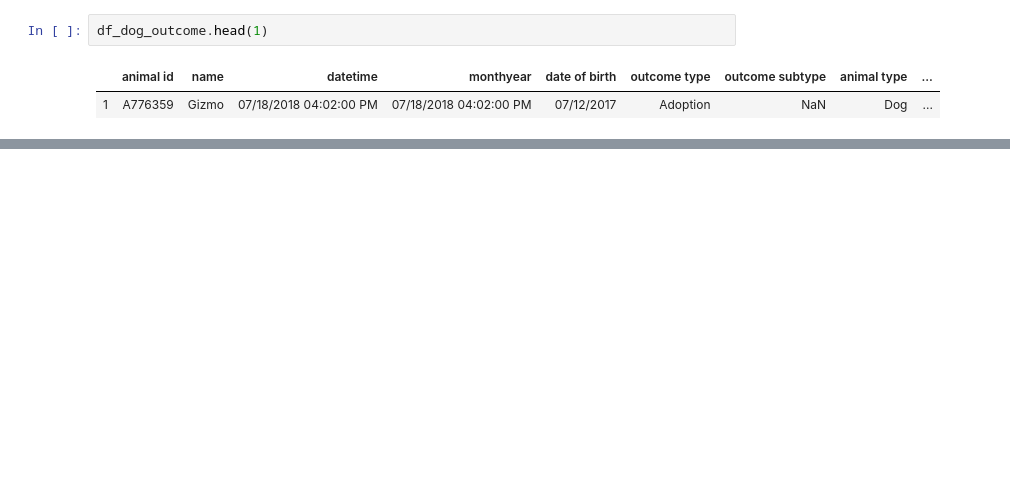
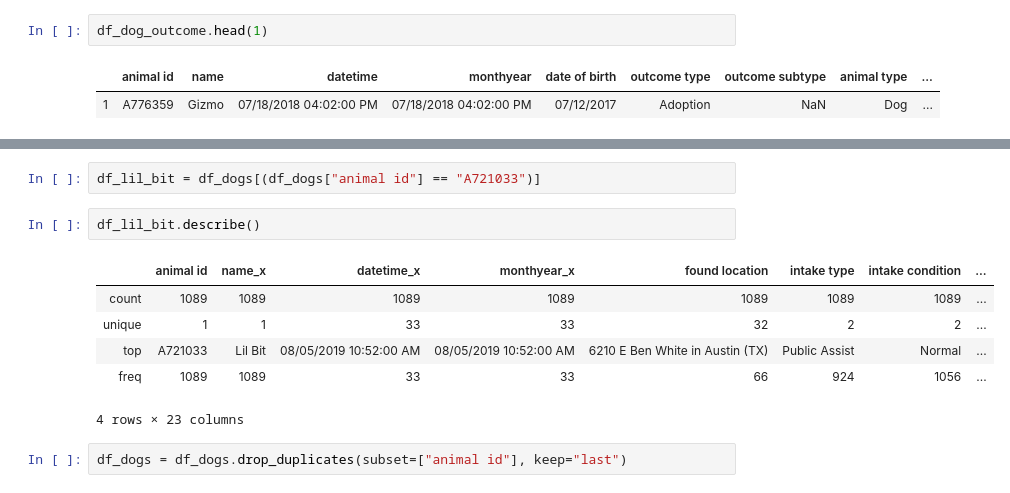
Before and after one commit to brandonanhorn/projects, a Jupyter notebook: animal_shelter/data_exploration.ipynb, the cells around one changed output, grey strips where cells are left out. Saved outputs shown, nothing was run; the diff lists cells and outputs as text; blank space fills up the shorter version.

```diff
--- a/animal_shelter/data_exploration.ipynb
+++ b/animal_shelter/data_exploration.ipynb
@@ -70,0 +118,13 @@ df_dog_outcome.head(1)
+# %%
+df_lil_bit = df_dogs[(df_dogs["animal id"] == "A721033")]
+# %%
+df_lil_bit.describe()
+# %% [output]
+|  | animal id | name_x | datetime_x | monthyear_x | found location | intake type | intake condition | ... |
+| count | 1089 | 1089 | 1089 | 1089 | 1089 | 1089 | 1089 | ... |
+| unique | 1 | 1 | 33 | 33 | 32 | 2 | 2 | ... |
+| top | A721033 | Lil Bit | 08/05/2019 10:52:00 AM | 08/05/2019 10:52:00 AM | 6210 E Ben White in Austin (TX) | Public Assist | Normal | ... |
+| freq | 1089 | 1089 | 33 | 33 | 66 | 924 | 1056 | ... |
+4 rows × 23 columns
+# %%
+df_dogs = df_dogs.drop_duplicates(subset=["animal id"], keep="last")
```
Also changed, not shown: parts of 13 cells of this notebook, 1 other file.
